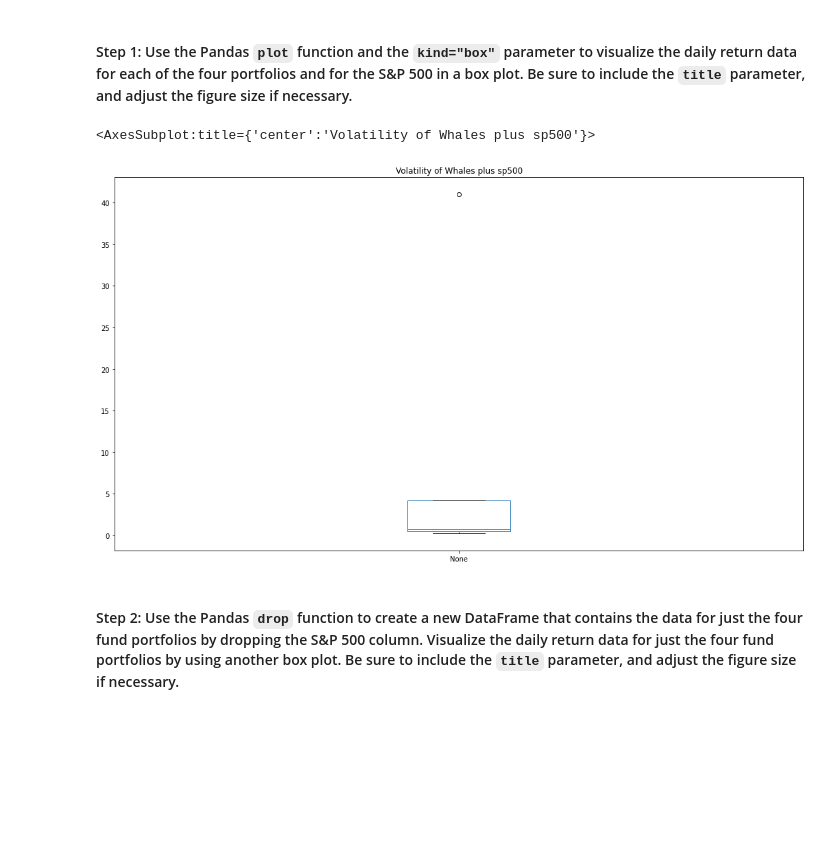
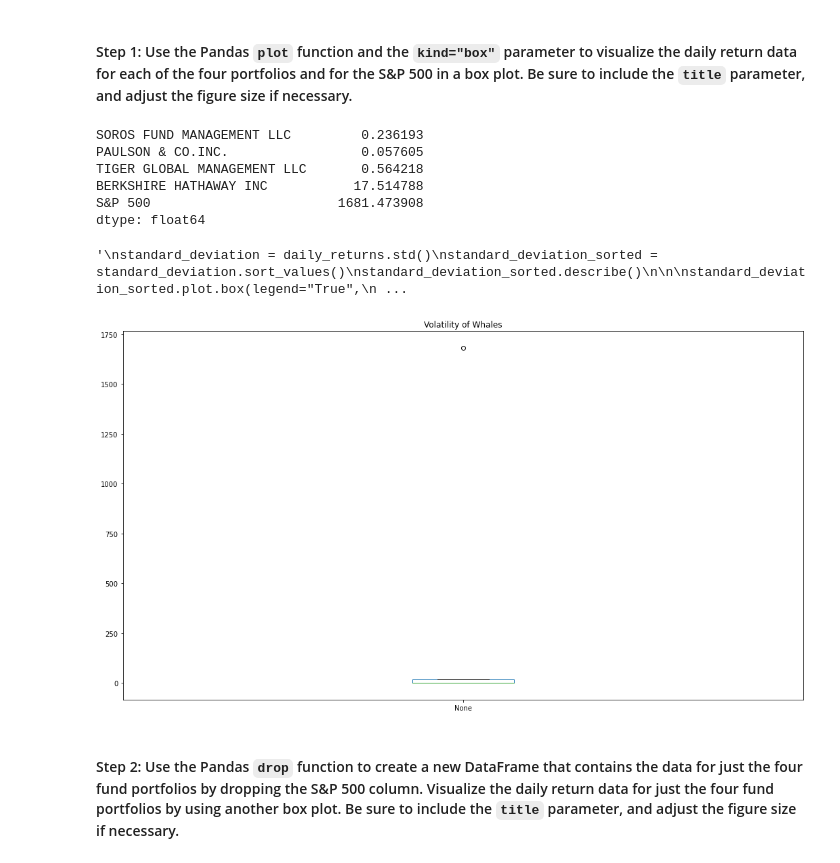
Before and after one commit to madhugirl/Whale-Investment-Opp, a Jupyter notebook: risk_return_analysis.ipynb, the cells around one changed output. Cells and saved outputs as stored; diff of their text form; code cells hidden in the pictures; blank space fills up the shorter version.

```diff
--- a/risk_return_analysis.ipynb
+++ b/risk_return_analysis.ipynb
@@ -229,17 +241,35 @@ Analyze the volatility of each of the four fund portfolios and of the S&P 500 In
 # %%
 # Use the daily return data to create box plots to visualize the volatility of the 4 funds and the S&P 500
 # Include a title parameter and adjust the figure size
+
+variance = daily_returns.var()
+variance.plot(kind='box', figsize=(18,10), title="Volatility of Whales")
+
+#variance.plot(variance=variance)
+#variance.legend(["SOROS FUND MANAGEMENT", "PAUSON & CO INC", "TIGER GLOBAL MANAGEMENT LLC", "BERKSHIRE HATHAWAY INC", "S&P 500"]
+print(variance)
+
+
+"""
 standard_deviation = daily_returns.std()
 standard_deviation_sorted = standard_deviation.sort_values()
 standard_deviation_sorted.describe()
 
 
 standard_deviation_sorted.plot.box(legend="True",
     figsize=(18,10),
     title="Volatility of Whales plus sp500")
+
+"""
 # %% [output]
-<AxesSubplot:title={'center':'Volatility of Whales plus sp500'}>
+SOROS FUND MANAGEMENT LLC         0.236193
+PAULSON & CO.INC.                 0.057605
+TIGER GLOBAL MANAGEMENT LLC       0.564218
+BERKSHIRE HATHAWAY INC           17.514788
+S&P 500                        1681.473908
+dtype: float64
+'\nstandard_deviation = daily_returns.std()\nstandard_deviation_sorted = standard_deviation.sort_values()\nstandard_deviation_sorted.describe()\n\n\nstandard_deviation_sorted.plot.box(legend="True",\n ...
-[figure, old version]
+[figure, new version]
 # %% [markdown]
 #### Step 2: Use the Pandas `drop` function to create a new DataFrame that contains the data for just the four fund portfolios by dropping the S&P 500 column. Visualize the daily return data for just the four fund portfolios by using another box plot. Be sure to include the `title` parameter, and adjust the figure size if necessary.
 # %%
```
Also changed, not shown: parts of 10 cells of this notebook.
